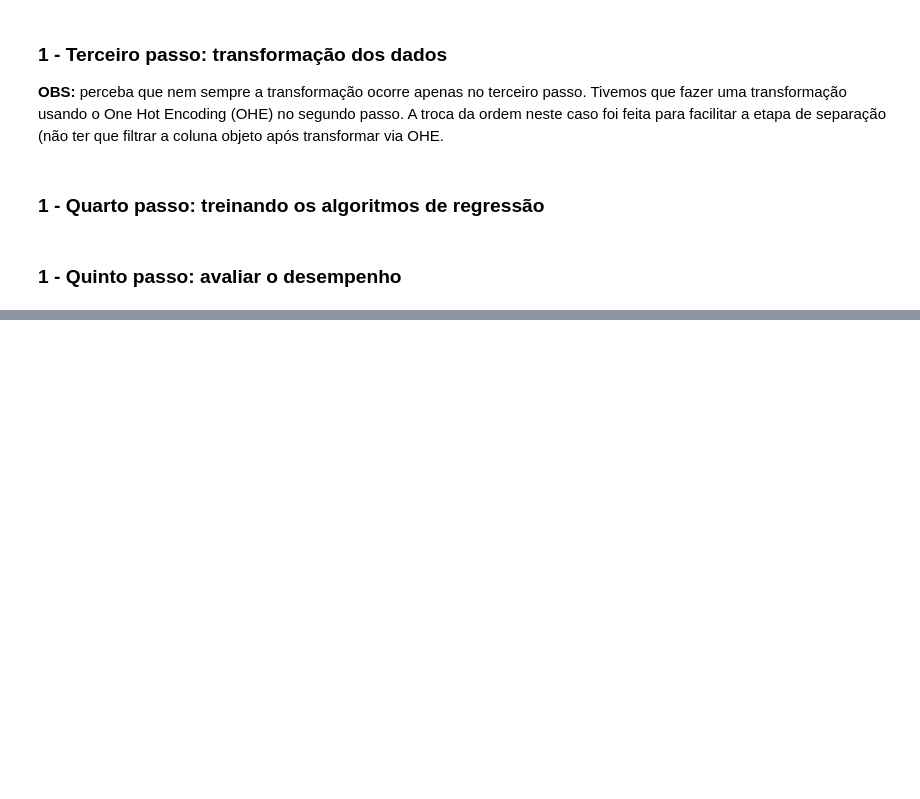
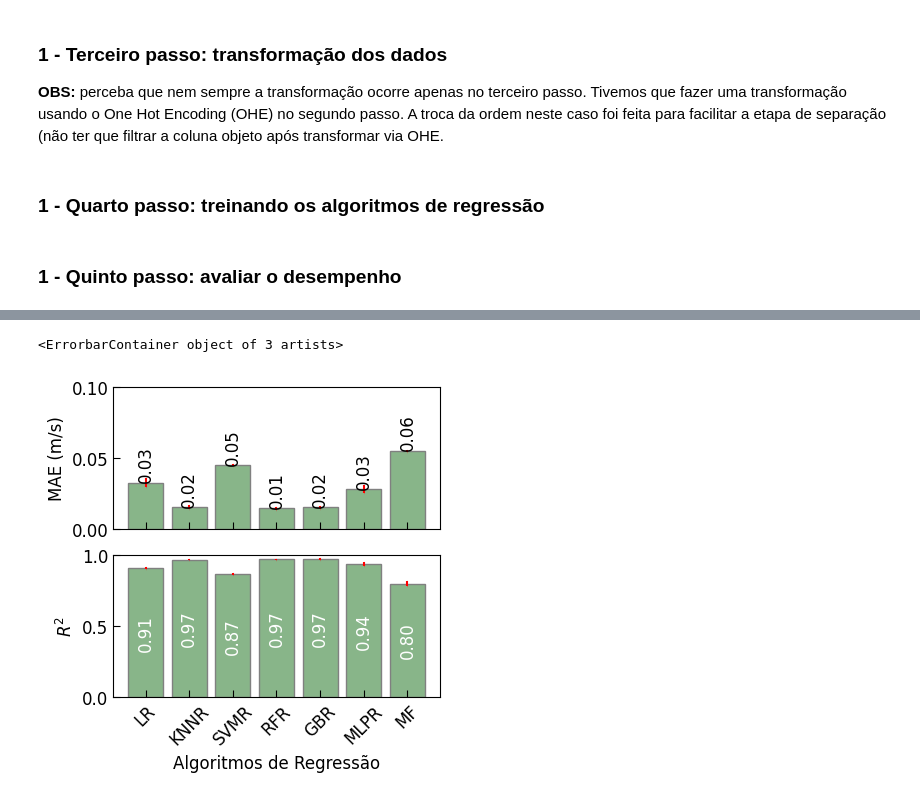
Before and after one commit to simcomat/minicurso_ai4physics, a Jupyter notebook: notebooks/2-Regressao.ipynb, the cells around one changed output, grey strips where cells are left out. Drawn from its saved outputs; the diff is of its cells as text; code cells hidden in the pictures; blank space fills up the shorter version.

```diff
--- a/notebooks/2-Regressao.ipynb
+++ b/notebooks/2-Regressao.ipynb
@@ -176,0 +237,2 @@ for rg_name, rg in regressores.items():
+# %%
+y_pred= knnr.predict(x_test_scaled)
@@ -176,0 +344,18 @@ for rg_name, rg in regressores.items():
+# %%
+lr = LinearRegression()                          # Regressao Linear
+knnr = KNeighborsRegressor()                     # KNN Regressor
+svmr = SVR()                                     # SVM
+dtr = DecisionTreeRegressor()                    # Regressão por Árvore de Decisão
+rfr = RandomForestRegressor(random_state=42)     # Regressão por Random
+gbr = GradientBoostingRegressor(random_state=42) # Regressão por GB
+mlpr =  MLPRegressor(random_state=42)            # Multilayer Perceptron
+
+regressores = {
+    'LR':lr,
+    'KNNR':knnr,
+    'SVMR':svmr,
+    'RFR':rfr,
+    'GBR':gbr,
+    'MLPR':mlpr,
+    'MF':'encontra_velocidade'
+}
@@ -176,0 +436,41 @@ for rg_name, rg in regressores.items():
+# %%
+# Figura Validação Cruzada Classificação e Regressão
+fig, axd = plt.subplot_mosaic([['(a)',],
+                               ['(b)']],
+                              figsize=(4, 4), constrained_layout=True)
+
+# Gráficos de barras (c) e (d)
+clrs = ['#81BC82' for i in regressores]+['#d5e6ac'] # Definição de cores em código hexadecimal
+sns.barplot(x='regressor', y ='mae_avg', data=df_reg,
+            ax=axd['(a)'], palette=clrs, edgecolor='grey')
+sns.barplot(x='regressor',  y ='r2_avg', data=df_reg,
+            ax=axd['(b)'], palette=clrs, edgecolor='grey')
+
+axd['(a)'].set_xlabel(''),
+axd['(b)'].set_xlabel('Algoritmos de Regressão')
+axd['(a)'].set_ylabel('MAE (m/s)'), axd['(a)'].set_ylim([0,0.1])
+axd['(b)'].set_ylabel('$R^2$'), axd['(b)'].set_ylim([0,1])
+axd['(a)'].set_yticks([0, 0.05,  0.1])
+axd['(b)'].set_yticks([0, 0.5, 1])
+axd['(a)'].bar_label(axd['(a)'].containers[0],  rotation=90, label_type='edge', color='k', fmt='%.2f')
+axd['(b)'].bar_label(axd['(b)'].containers[0],  rotation=90, label_type='center', color='white', fmt='%.2f')
+
+
+plt.setp(axd['(a)'].get_xticklabels(), visible=False)
+axd['(b)'].tick_params(axis='x', rotation=45)
+
+
+# Barras verticais indicando variabilidade pelo desvio padraõ
+x_coords = [p.get_x() + 0.5 * p.get_width() for p in axd['(a)'].patches]
+y_coords = [p.get_height() for p in axd['(a)'].patches]
+axd['(a)'].errorbar(x=x_coords, y=y_coords, yerr=df_reg['mae_std'], fmt="none", c="r", capsize=0.1)
+
+x_coords = [p.get_x() + 0.5 * p.get_width() for p in axd['(b)'].patches]
+y_coords = [p.get_height() for p in axd['(b)'].patches]
+axd['(b)'].errorbar(x=x_coords, y=y_coords, yerr=df_reg['r2_std'], fmt="none", c="r", capsize=0.1)
+
+
+#plt.savefig("regressao.pdf", format="pdf") # Para salvar a imagem em formato pdf
+# %% [output]
+<ErrorbarContainer object of 3 artists>
+[figure, added]
```
Also changed, not shown: parts of 14 cells of this notebook, 2 other files.
